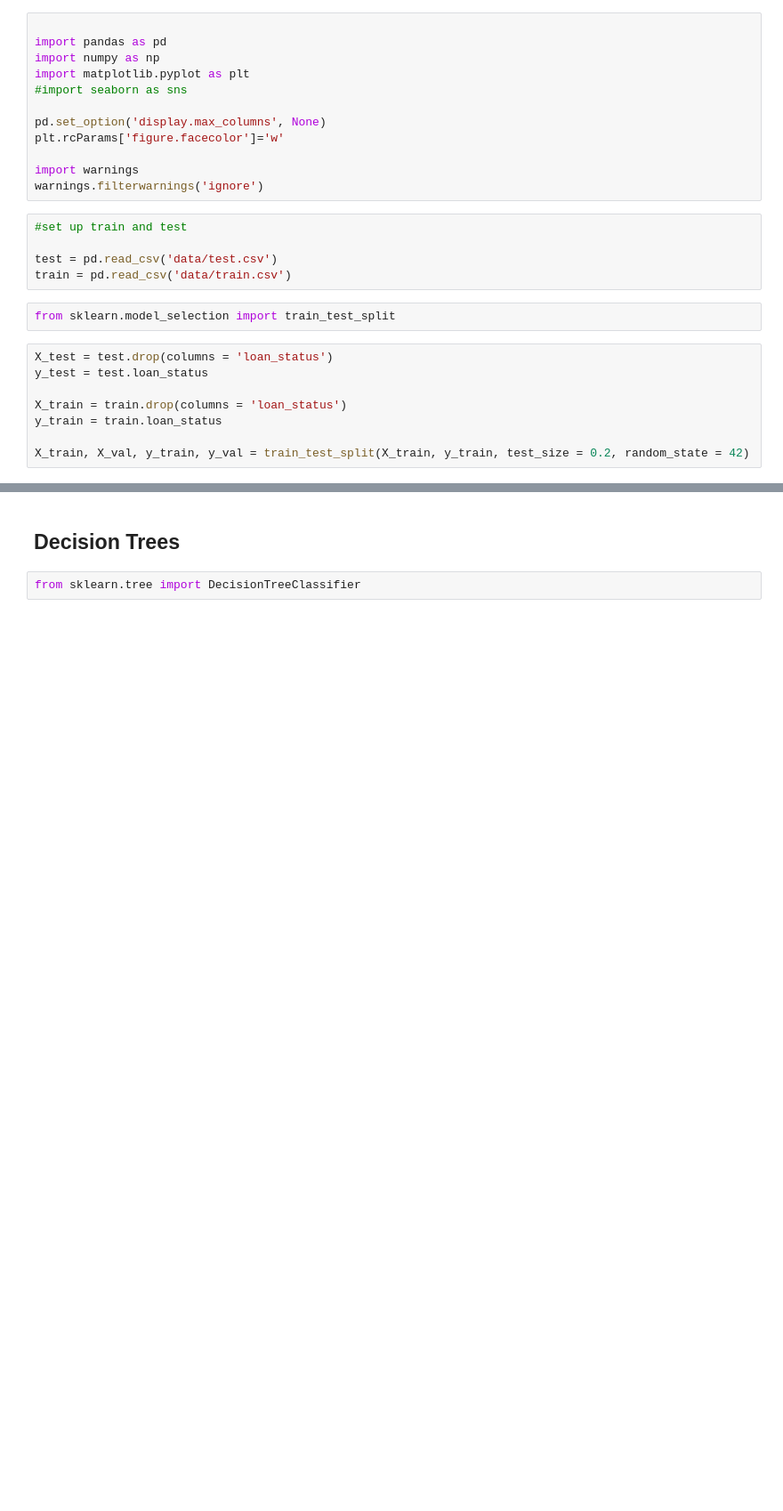
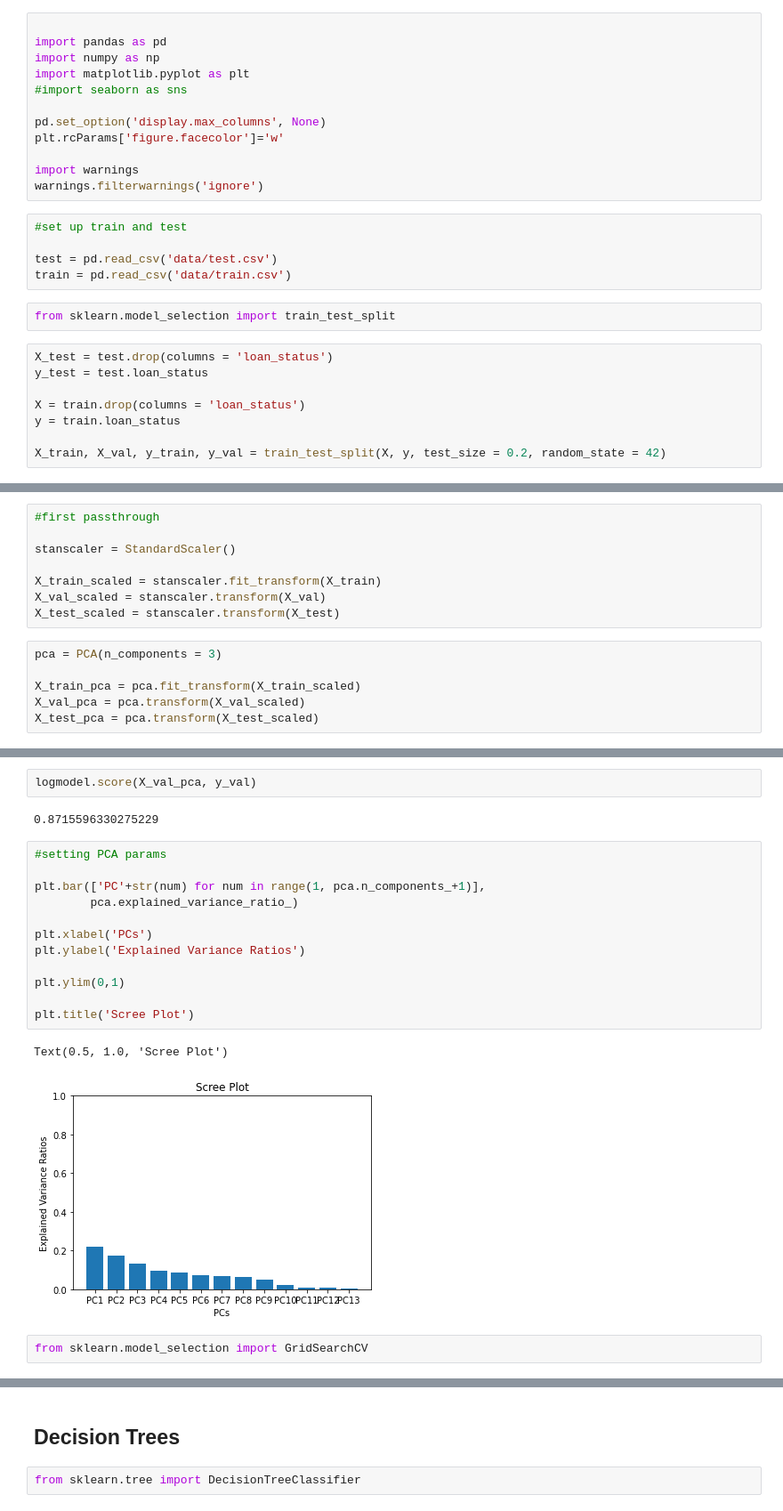
Before and after one commit to kangand/1000ml, a Jupyter notebook: unit4_project/Model Testing.ipynb, the cells around one changed output, grey strips where cells are left out. Shown: that part at 89% size. Saved outputs shown, nothing was run; the diff lists cells and outputs as text; blank space fills up the shorter version.

```diff
--- a/unit4_project/Model Testing.ipynb
+++ b/unit4_project/Model Testing.ipynb
@@ -31,7 +35,7 @@ from sklearn.model_selection import train_test_split
 X_test = test.drop(columns = 'loan_status')
 y_test = test.loan_status
 
-X_train = train.drop(columns = 'loan_status')
-y_train = train.loan_status
+X = train.drop(columns = 'loan_status')
+y = train.loan_status
 
-X_train, X_val, y_train, y_val = train_test_split(X_train, y_train, test_size = 0.2, random_state = 42)
+X_train, X_val, y_train, y_val = train_test_split(X, y, test_size = 0.2, random_state = 42)
@@ -37,0 +48,14 @@ X_train, X_val, y_train, y_val = train_test_split(X_train, y_train, test_size =
+# %%
+#first passthrough
+
+stanscaler = StandardScaler()
+
+X_train_scaled = stanscaler.fit_transform(X_train)
+X_val_scaled = stanscaler.transform(X_val)
+X_test_scaled = stanscaler.transform(X_test)
+# %%
+pca = PCA(n_components = 3)
+
+X_train_pca = pca.fit_transform(X_train_scaled)
+X_val_pca = pca.transform(X_val_scaled)
+X_test_pca = pca.transform(X_test_scaled)
@@ -37,0 +72,21 @@ X_train, X_val, y_train, y_val = train_test_split(X_train, y_train, test_size =
+# %%
+logmodel.score(X_val_pca, y_val)
+# %% [output]
+0.8715596330275229
+# %%
+#setting PCA params
+
+plt.bar(['PC'+str(num) for num in range(1, pca.n_components_+1)],
+        pca.explained_variance_ratio_)
+
+plt.xlabel('PCs')
+plt.ylabel('Explained Variance Ratios')
+
+plt.ylim(0,1)
+
+plt.title('Scree Plot')
+# %% [output]
+Text(0.5, 1.0, 'Scree Plot')
+[figure, added]
+# %%
+from sklearn.model_selection import GridSearchCV
```
Also changed, not shown: parts of 20 cells of this notebook.
